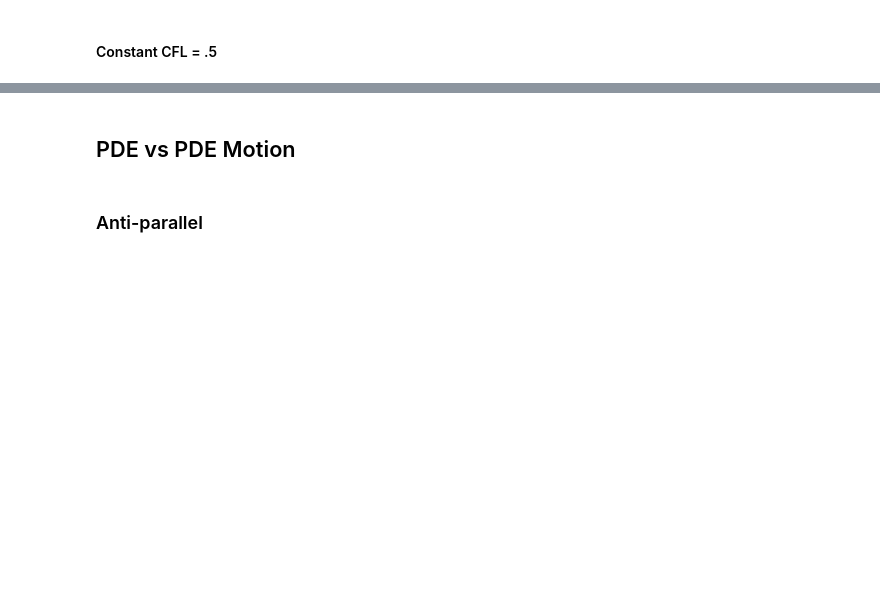
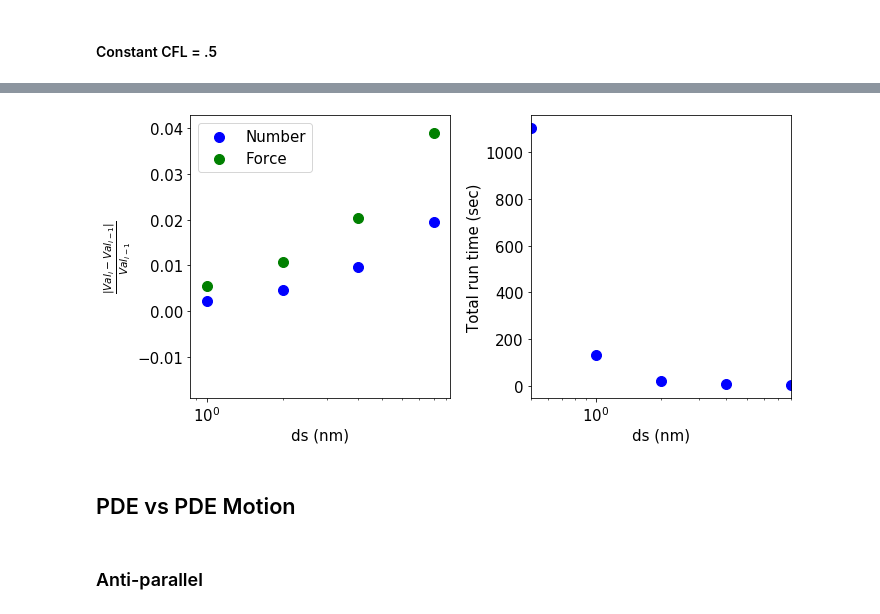
Before and after one commit to lamsoa729/FoXlink, a Jupyter notebook: notebooks/comparison_graphs.ipynb, the cells around one changed output, grey strips where cells are left out. Saved outputs shown, nothing was run; the diff lists cells and outputs as text; code cells hidden in the pictures; blank space fills up the shorter version.

```diff
--- a/notebooks/comparison_graphs.ipynb
+++ b/notebooks/comparison_graphs.ipynb
@@ -369,3 +451,21 @@ TypeError: unsupported operand type(s) for -: 'list' and 'list'
+# %%
+plt.style.use(ase1_runs_stl)
+param_val_arr = [get_yaml_param_val('ds')(h5_data) for h5_data in h5_CFL_data_lst]
+xlink_num_arr = []
+force_val_arr = []
+runtime_arr = []
+for h5_data in h5_CFL_data_lst:
+    xlink_num_arr +=[h5_data['Analysis/XL_analysis/zeroth_moment'][-1]]
+    force_val_arr += [np.linalg.norm(h5_data['Interaction_data/force_data'][-2,0,:])]
+    runtime_arr +=[h5_data.attrs['run_time']]
+xlink_num_arr = np.asarray(xlink_num_arr)
+force_val_arr = np.asarray(force_val_arr)
+
+fig, axarr = plt.subplots(1,2, figsize=(10,5))
+FPE_steady_state_converge_test(fig, axarr, param_val_arr, xlink_num_arr, force_val_arr, runtime_arr, xlabel='ds (nm)')
+plt.tight_layout()
+# %% [output]
+[figure, added]
 # %% [markdown]
 ## PDE vs PDE Motion
 # %% [markdown]
```
Also changed, not shown: parts of 27 cells of this notebook, 17 other files.
